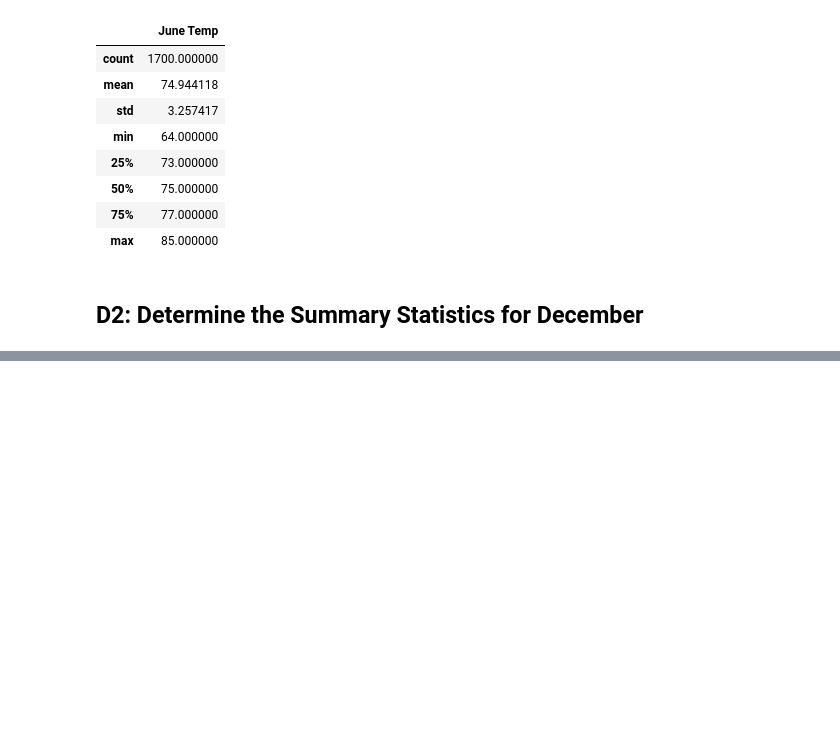
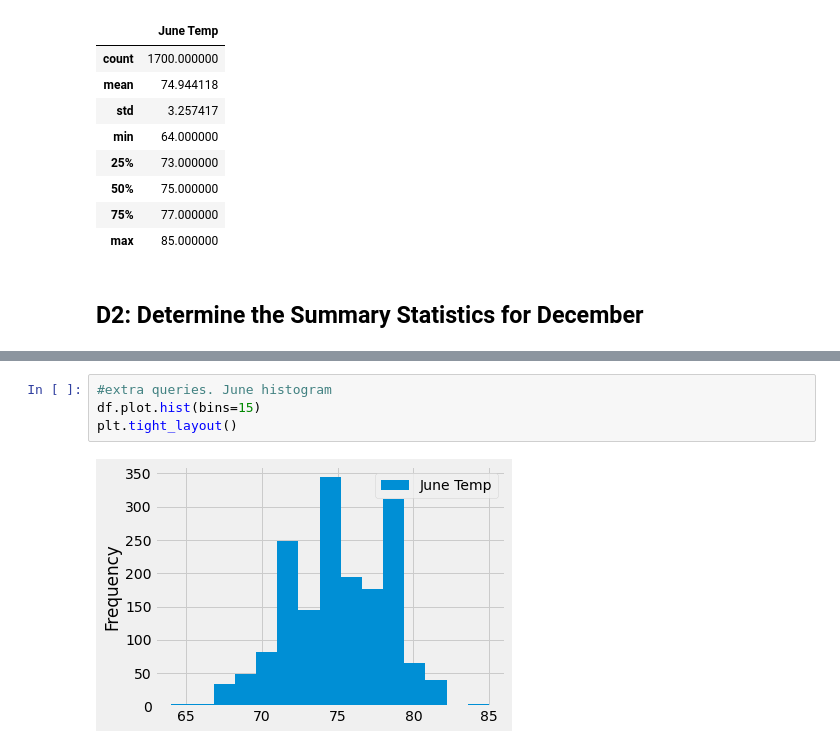
Before and after one commit to Samkyang/surfs_up, a Jupyter notebook: SurfsUp_Challenge.ipynb, the cells around one changed output, grey strips where cells are left out. Drawn from its saved outputs; the diff is of its cells as text; blank space fills up the shorter version.

```diff
--- a/SurfsUp_Challenge.ipynb
+++ b/SurfsUp_Challenge.ipynb
@@ -165,0 +177,6 @@ df.describe()
+# %%
+#extra queries. June histogram
+df.plot.hist(bins=15)
+plt.tight_layout()
+# %% [output]
+[figure, added]
```
Also changed, not shown: parts of 7 cells of this notebook, 5 other files.
